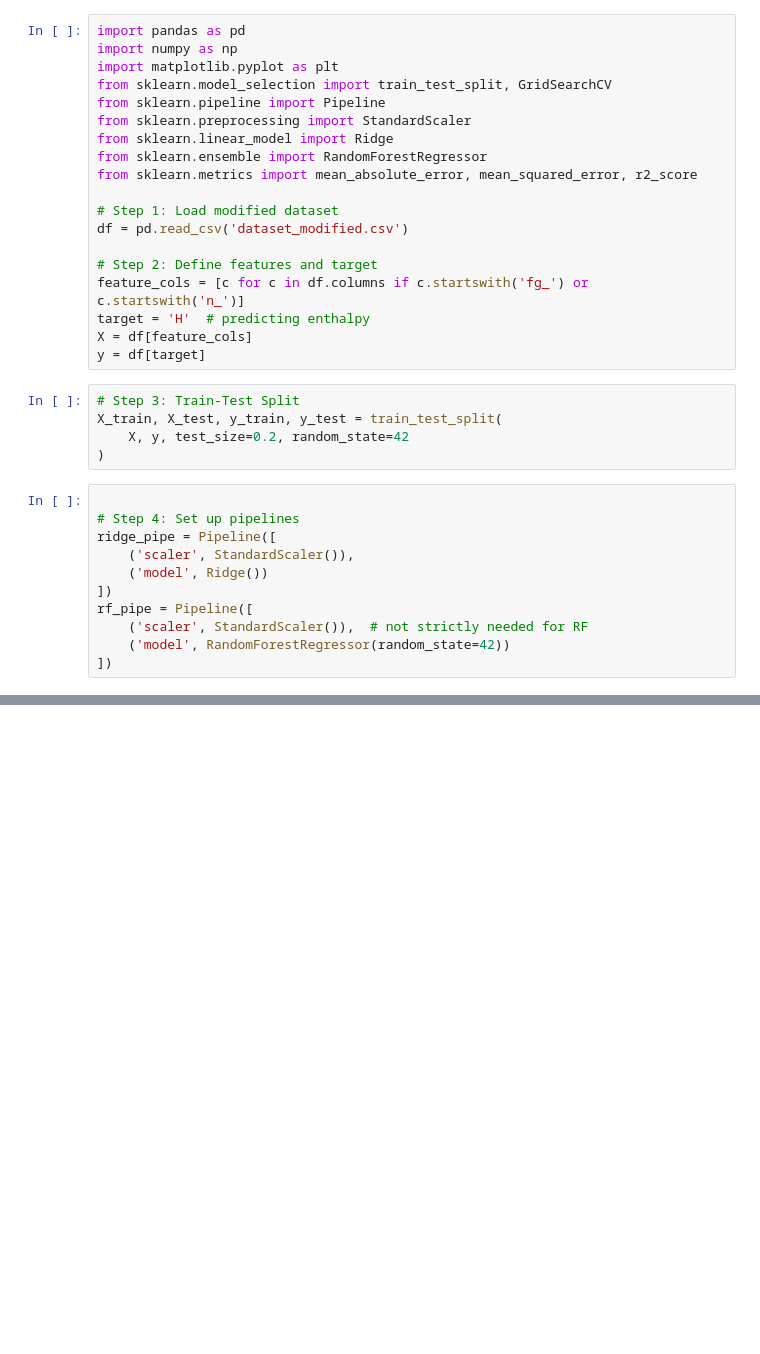
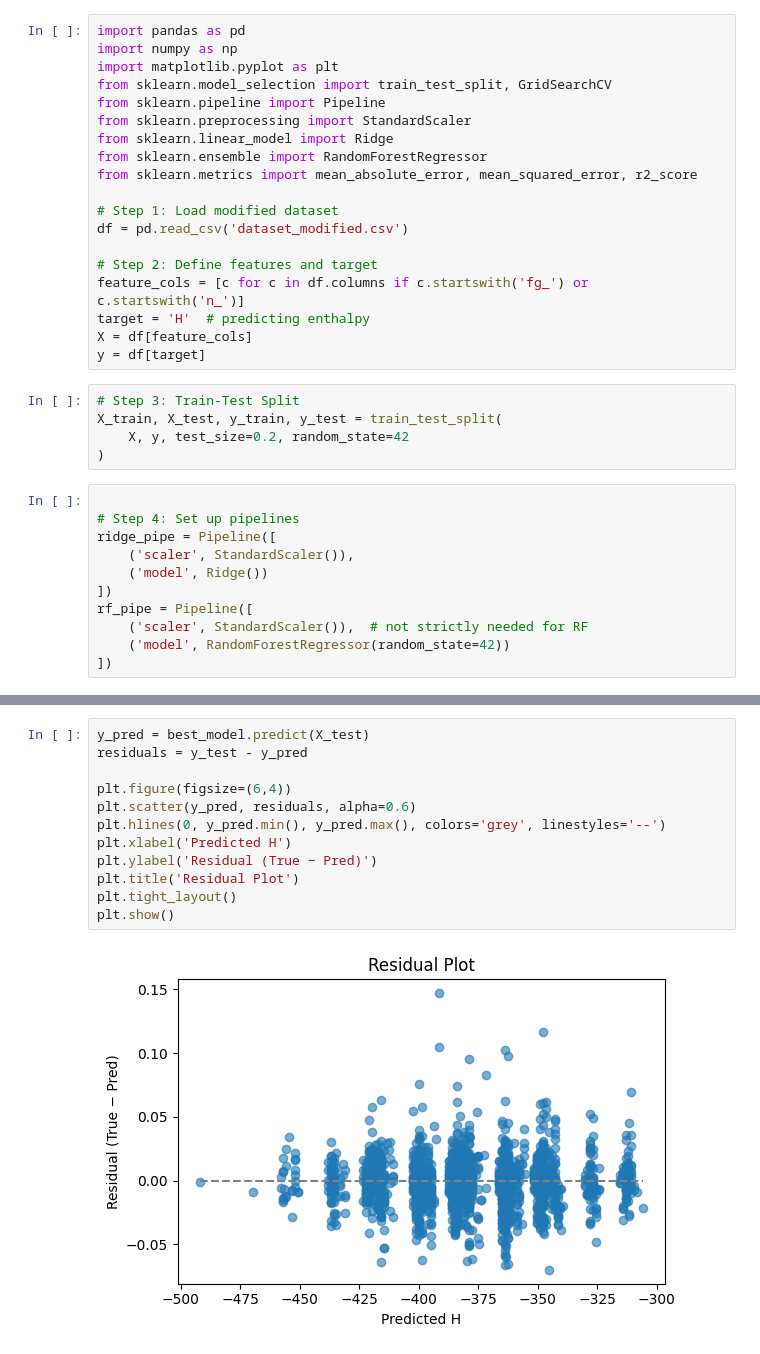
Before and after one commit to SinaGhanbarii/Prediction-of-thermodynamic-properties-based-on-functional-groups, a Jupyter notebook: notebooks/ML Model.ipynb, the cells around one changed output, grey strips where cells are left out. Drawn from its saved outputs; the diff is of its cells as text; blank space fills up the shorter version.

Commit message:
Run the Model and Plot

```diff
--- a/notebooks/ML Model.ipynb
+++ b/notebooks/ML Model.ipynb
@@ -73,0 +90,14 @@ plt.show()
+# %%
+y_pred = best_model.predict(X_test)
+residuals = y_test - y_pred
+
+plt.figure(figsize=(6,4))
+plt.scatter(y_pred, residuals, alpha=0.6)
+plt.hlines(0, y_pred.min(), y_pred.max(), colors='grey', linestyles='--')
+plt.xlabel('Predicted H')
+plt.ylabel('Residual (True − Pred)')
+plt.title('Residual Plot')
+plt.tight_layout()
+plt.show()
+# %% [output]
+[figure, added]
```
Also changed, not shown: parts of 4 cells of this notebook.
